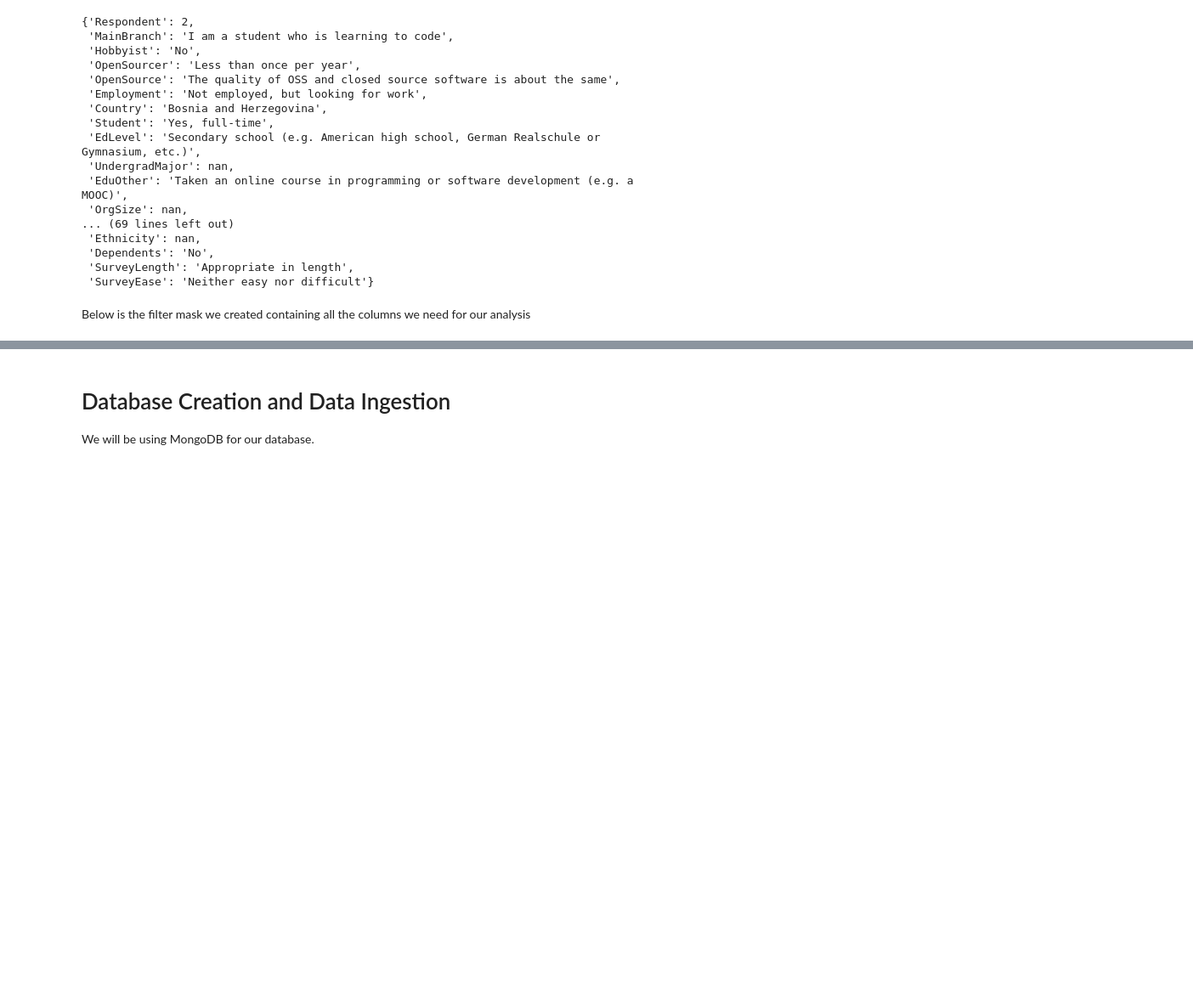
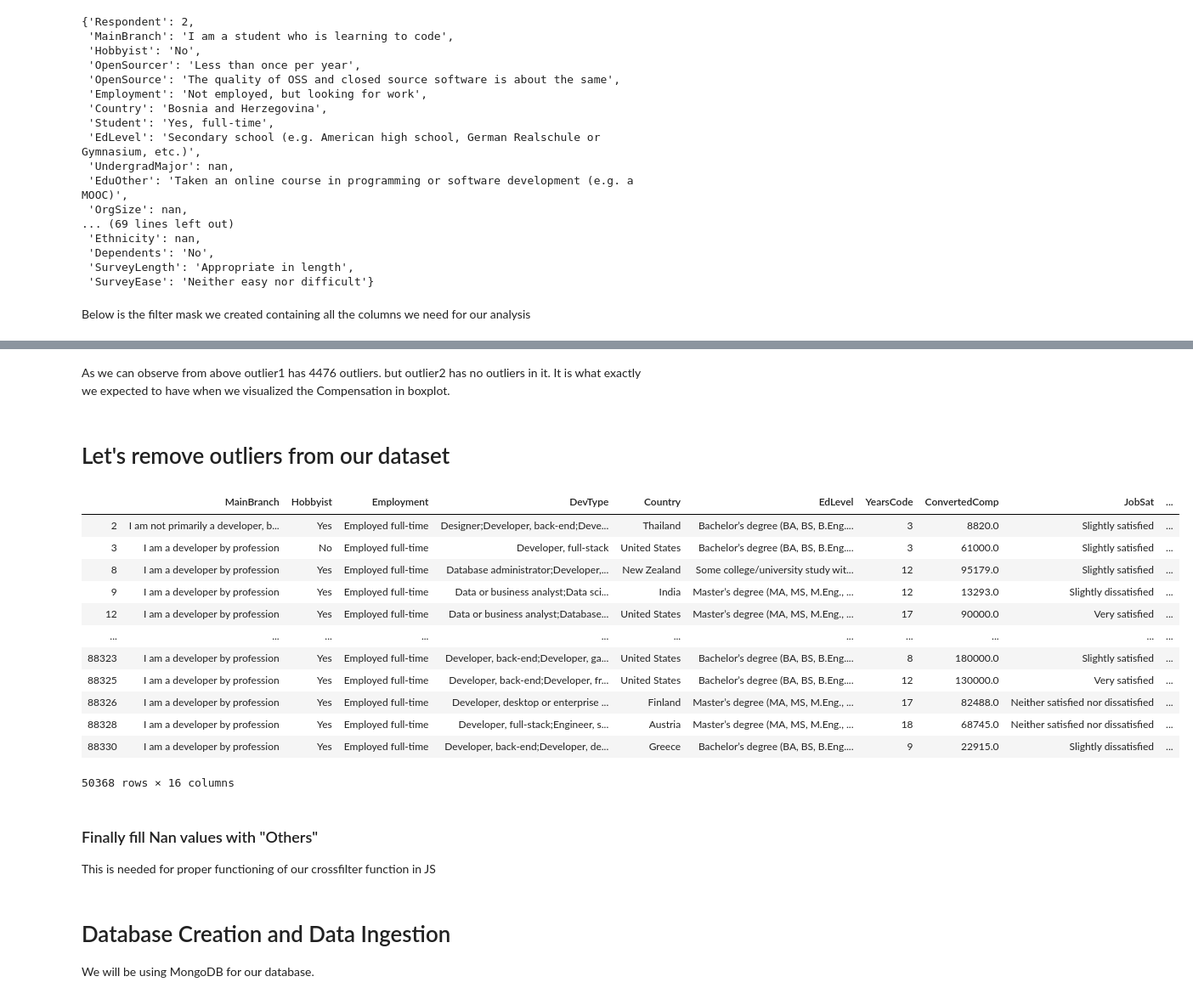
Before and after one commit to robertcox324/4horsemenoftheapocalypse, a Jupyter notebook: data_analysis.ipynb, the cells around one changed output, grey strips where cells are left out. Shown: that part at 85% size. Cells and saved outputs as stored; diff of their text form; code cells hidden in the pictures; blank space fills up the shorter version.

```diff
--- a/data_analysis.ipynb
+++ b/data_analysis.ipynb
@@ -93,0 +107,12 @@ simple_data
+# %%
+q1 = np.percentile(simple_data.ConvertedComp.values, 25)
+q2 = np.percentile(simple_data.ConvertedComp.values, 50)
+q3 = np.percentile(simple_data.ConvertedComp.values, 75)
+iqr = q3 - q1
+
+upper_boundary = q3 + 1.5*iqr
+lower_boundary = q1 - 1.5*iqr
+
+    # Determine if there are outliers
+outlier1 = (simple_data.ConvertedComp > upper_boundary)
+outlier2 = (simple_data.ConvertedComp < lower_boundary)
@@ -93,0 +152,24 @@ simple_data
+# %% [markdown]
+As we can observe from above outlier1 has 4476 outliers. but outlier2 has no outliers in it. It is what exactly we expected to have when we visualized the Compensation in boxplot.
+# %% [markdown]
+# Let's remove outliers from our dataset
+# %%
+final_dataset = simple_data[~outlier1]
+final_dataset
+# %% [output]
+|  | MainBranch | Hobbyist | Employment | DevType | Country | EdLevel | YearsCode | ConvertedComp | JobSat | ... |
+| 2 | I am not primarily a developer, b... | Yes | Employed full-time | Designer;Developer, back-end;Deve... | Thailand | Bachelor’s degree (BA, BS, B.Eng.... | 3 | 8820.0 | Slightly satisfied | ... |
+| 3 | I am a developer by profession | No | Employed full-time | Developer, full-stack | United States | Bachelor’s degree (BA, BS, B.Eng.... | 3 | 61000.0 | Slightly satisfied | ... |
+| 8 | I am a developer by profession | Yes | Employed full-time | Database administrator;Developer,... | New Zealand | Some college/university study wit... | 12 | 95179.0 | Slightly satisfied | ... |
+| 9 | I am a developer by profession | Yes | Employed full-time | Data or business analyst;Data sci... | India | Master’s degree (MA, MS, M.Eng., ... | 12 | 13293.0 | Slightly dissatisfied | ... |
+| 12 | I am a developer by profession | Yes | Employed full-time | Data or business analyst;Database... | United States | Master’s degree (MA, MS, M.Eng., ... | 17 | 90000.0 | Very satisfied | ... |
+| ... | ... | ... | ... | ... | ... | ... | ... | ... | ... | ... |
+| 88323 | I am a developer by profession | Yes | Employed full-time | Developer, back-end;Developer, ga... | United States | Bachelor’s degree (BA, BS, B.Eng.... | 8 | 180000.0 | Slightly satisfied | ... |
+| 88325 | I am a developer by profession | Yes | Employed full-time | Developer, back-end;Developer, fr... | United States | Bachelor’s degree (BA, BS, B.Eng.... | 12 | 130000.0 | Very satisfied | ... |
+| 88326 | I am a developer by profession | Yes | Employed full-time | Developer, desktop or enterprise ... | Finland | Master’s degree (MA, MS, M.Eng., ... | 17 | 82488.0 | Neither satisfied nor dissatisfied | ... |
+| 88328 | I am a developer by profession | Yes | Employed full-time | Developer, full-stack;Engineer, s... | Austria | Master’s degree (MA, MS, M.Eng., ... | 18 | 68745.0 | Neither satisfied nor dissatisfied | ... |
+| 88330 | I am a developer by profession | Yes | Employed full-time | Developer, back-end;Developer, de... | Greece | Bachelor’s degree (BA, BS, B.Eng.... | 9 | 22915.0 | Slightly dissatisfied | ... |
+50368 rows × 16 columns
+# %% [markdown]
+### Finally fill Nan values with "Others"
+This is needed for proper functioning of our crossfilter function in JS
```
Also changed, not shown: parts of 12 cells of this notebook, 2 other files.
